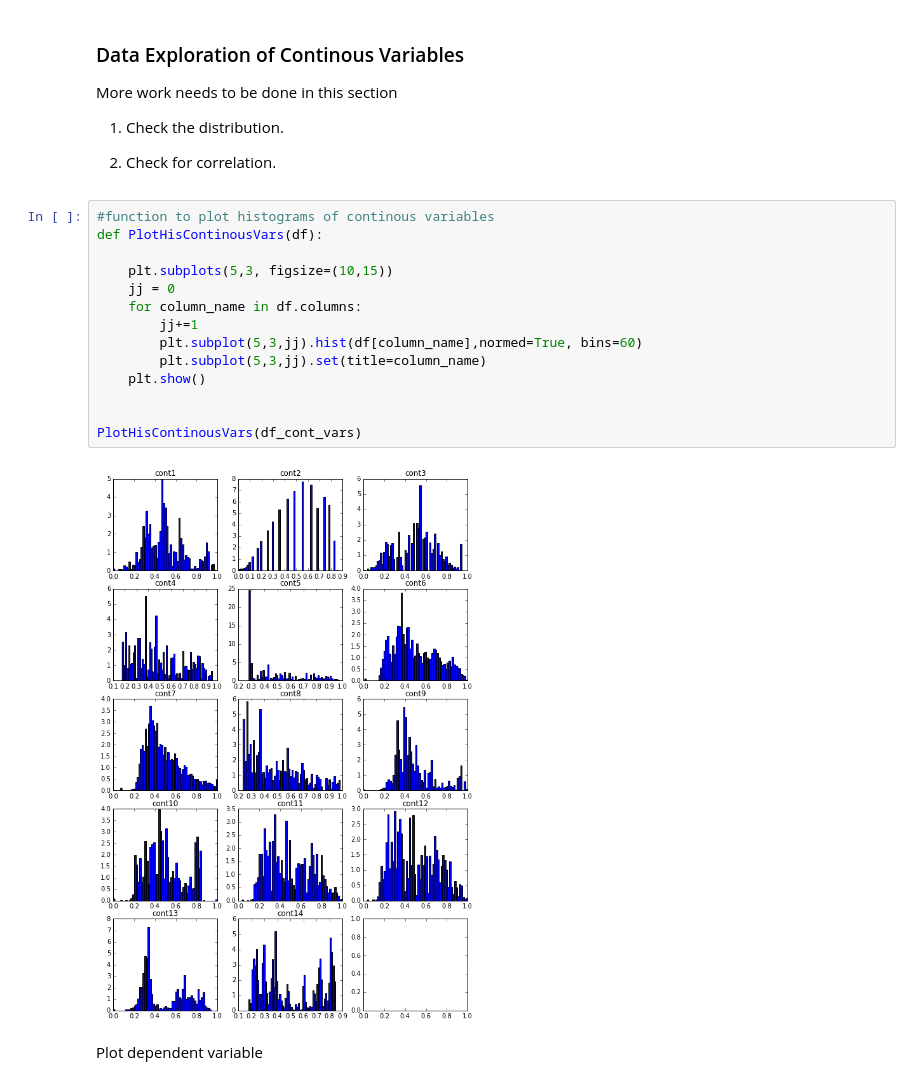
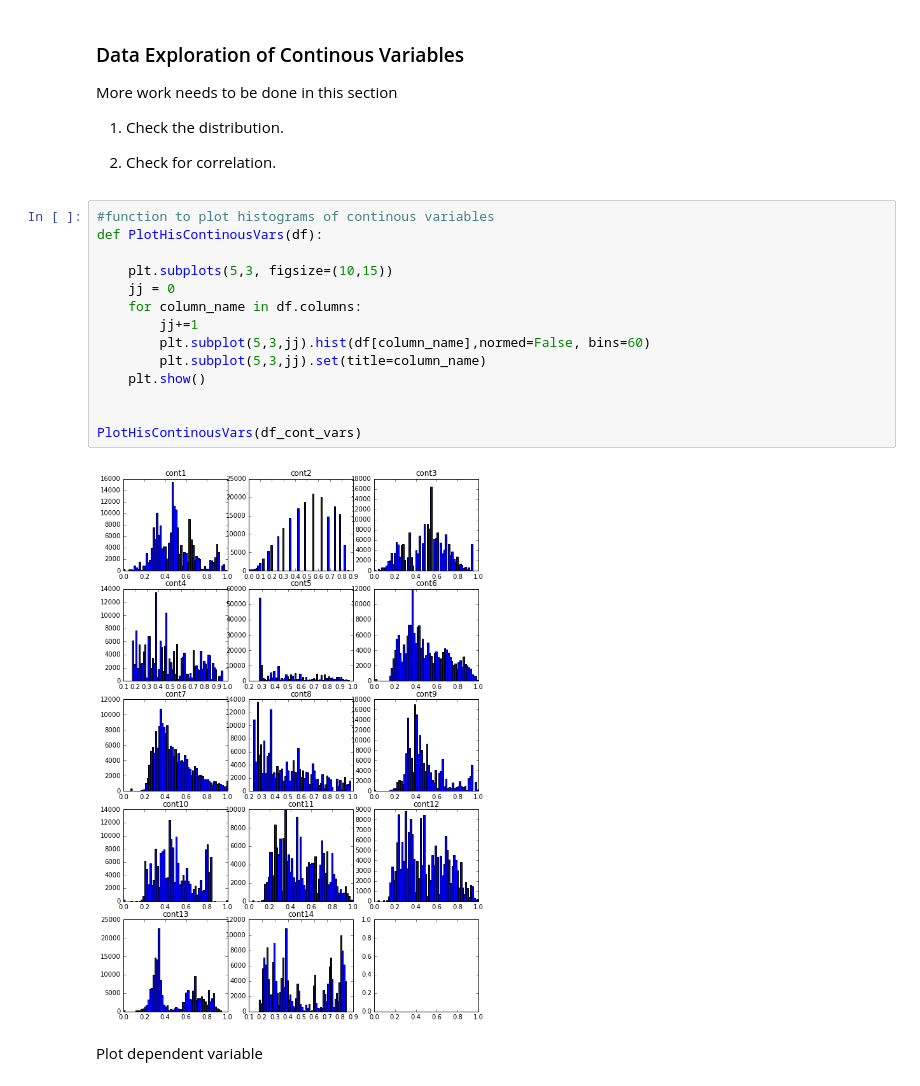
Before and after one commit to jtpdowns/AllstateChallenge, a Jupyter notebook: Allstate - Regression.ipynb, the cells around one changed output. Drawn from its saved outputs; the diff is of its cells as text.

```diff
--- a/Allstate - Regression.ipynb
+++ b/Allstate - Regression.ipynb
@@ -121,19 +138,19 @@ More work needs to be done in this section
 # %%
 #function to plot histograms of continous variables
 def PlotHisContinousVars(df):
 
     plt.subplots(5,3, figsize=(10,15))
     jj = 0
     for column_name in df.columns:
         jj+=1
-        plt.subplot(5,3,jj).hist(df[column_name],normed=True, bins=60)
+        plt.subplot(5,3,jj).hist(df[column_name],normed=False, bins=60)
         plt.subplot(5,3,jj).set(title=column_name)
     plt.show()
 
 
 PlotHisContinousVars(df_cont_vars)
 # %% [output]
-[figure, old version]
+[figure, new version]
 # %% [markdown]
 Plot dependent variable
 # %%
```
Also changed, not shown: parts of 68 cells of this notebook.
